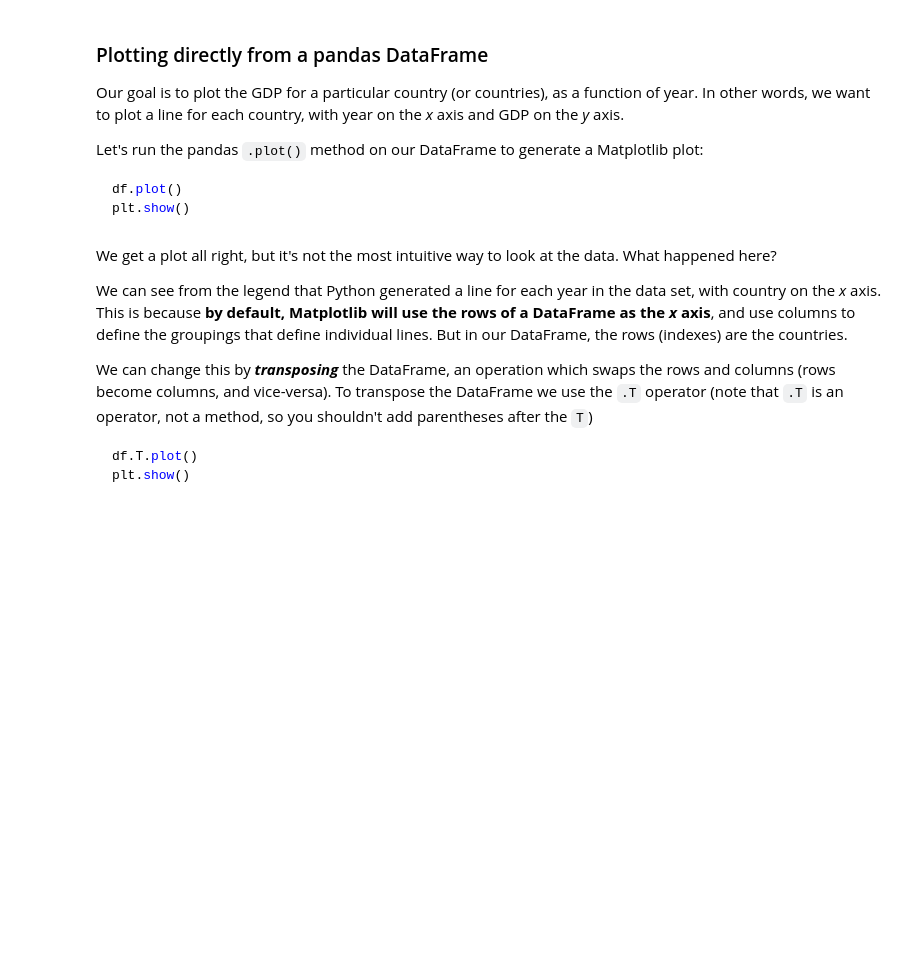
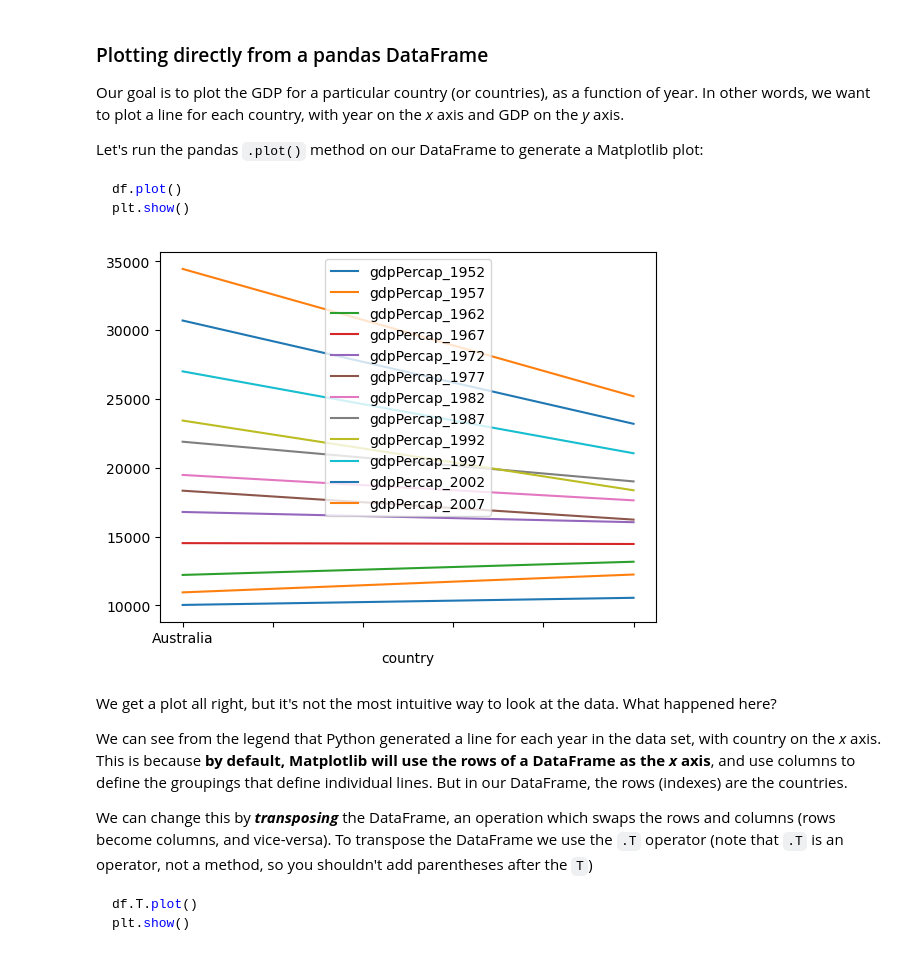
Before and after one commit to Micquoy13/Visualizing-Data, a Jupyter notebook: 1 - plotting.ipynb, the cells around one changed output. Saved outputs shown, nothing was run; the diff lists cells and outputs as text; code cells hidden in the pictures; blank space fills up the shorter version.

```diff
--- a/1 - plotting.ipynb
+++ b/1 - plotting.ipynb
@@ -81,6 +101,9 @@ Let's try this by first importing pandas and loading in the Gapminder Oceania da
 import pandas as pd
 df = pd.read_csv('data/gapminder_gdp_oceania.csv', index_col='country')
 ~~~
+# %%
+import pandas as pd
+df = pd.read_csv('data/gapminder_gdp_oceania.csv', index_col='country')
 # %% [markdown]
 Let's see what this DataFrame looks like:
 ~~~python
@@ -99,6 +129,11 @@ Let's run the pandas `.plot()` method on our DataFrame to generate a Matplotlib
 df.plot()
 plt.show()
 ~~~
+# %%
+df.plot()
+plt.show()
+# %% [output]
+[figure, added]
 # %% [markdown]
 We get a plot all right, but it's not the most intuitive way to look at the data. What happened here?
 
```
Also changed, not shown: parts of 20 cells of this notebook, 1 other file.
